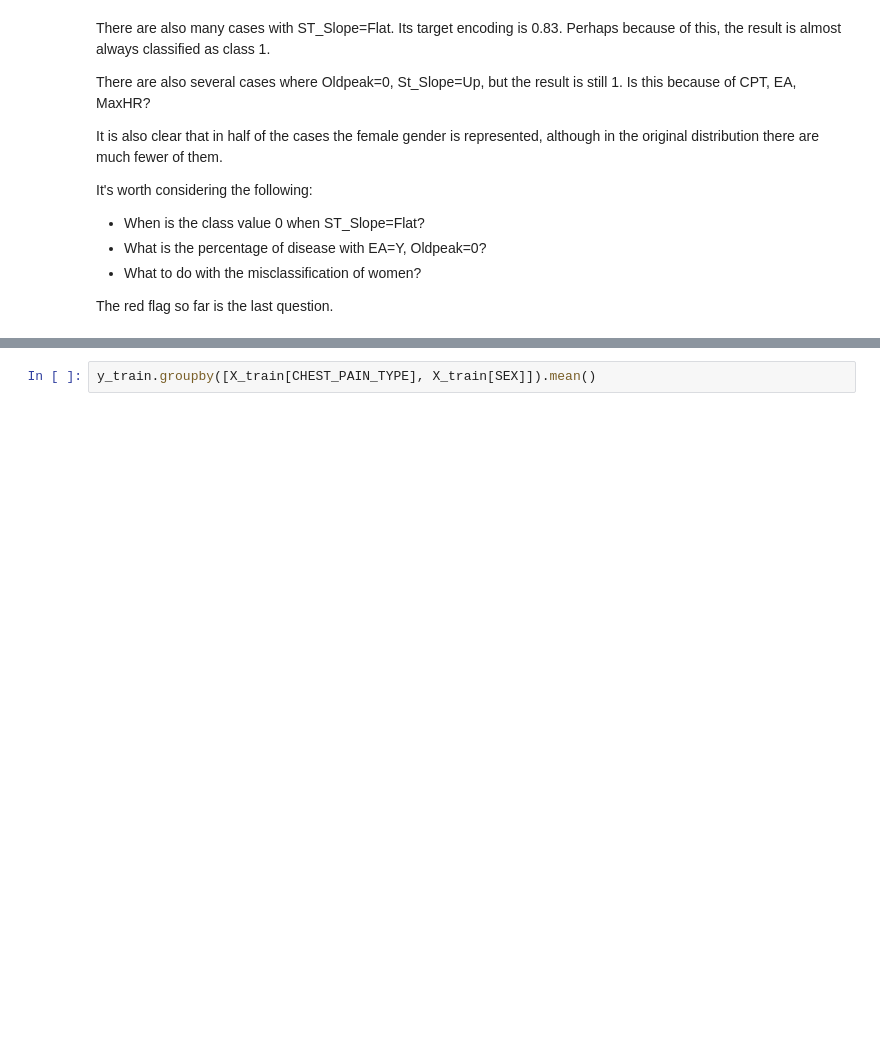
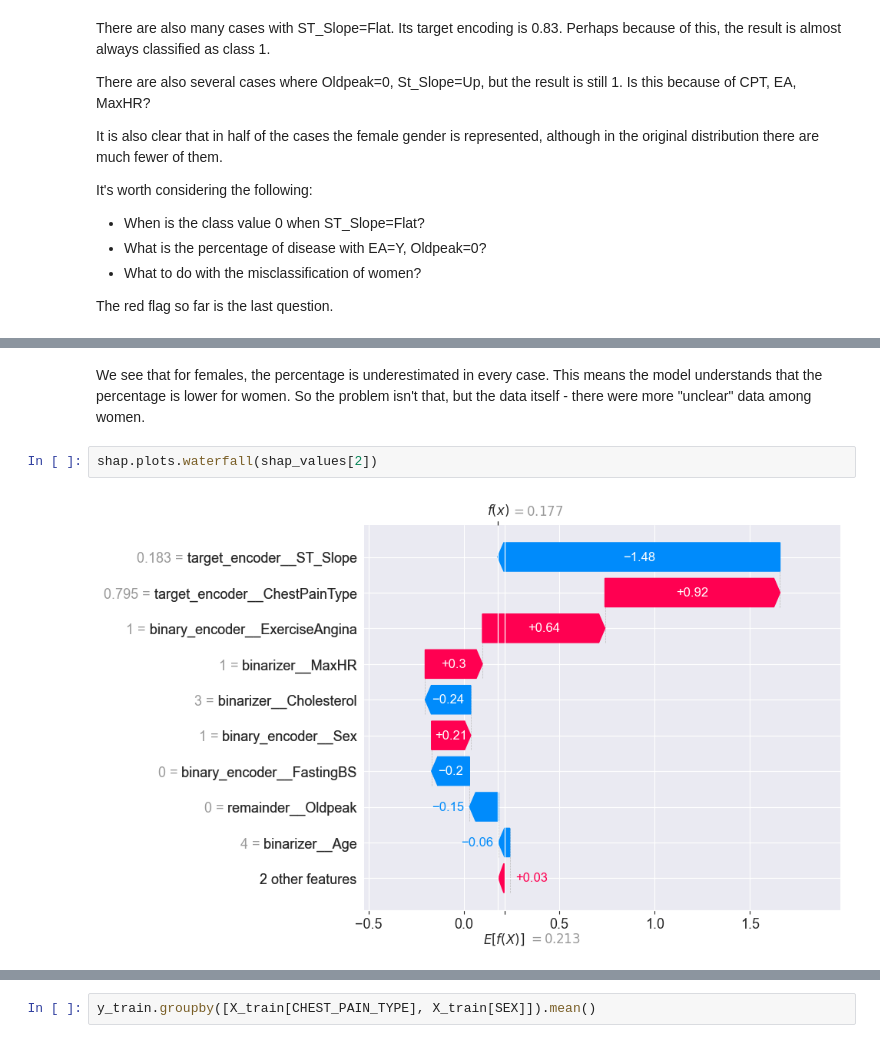
Before and after one commit to Lymuthien/heart_failure, a Jupyter notebook: notebooks/7.0-error-analysis.ipynb, the cells around one changed output, grey strips where cells are left out. Drawn from its saved outputs; the diff is of its cells as text; blank space fills up the shorter version.

```diff
--- a/notebooks/7.0-error-analysis.ipynb
+++ b/notebooks/7.0-error-analysis.ipynb
@@ -114,0 +114,6 @@ The red flag so far is the last question.
+# %% [markdown]
+We see that for females, the percentage is underestimated in every case. This means the model understands that the percentage is lower for women. So the problem isn't that, but the data itself - there were more "unclear" data among women.
+# %%
+shap.plots.waterfall(shap_values[2])
+# %% [output]
+[figure, added]
```
Also changed, not shown: parts of 18 cells of this notebook, 3 other files.
